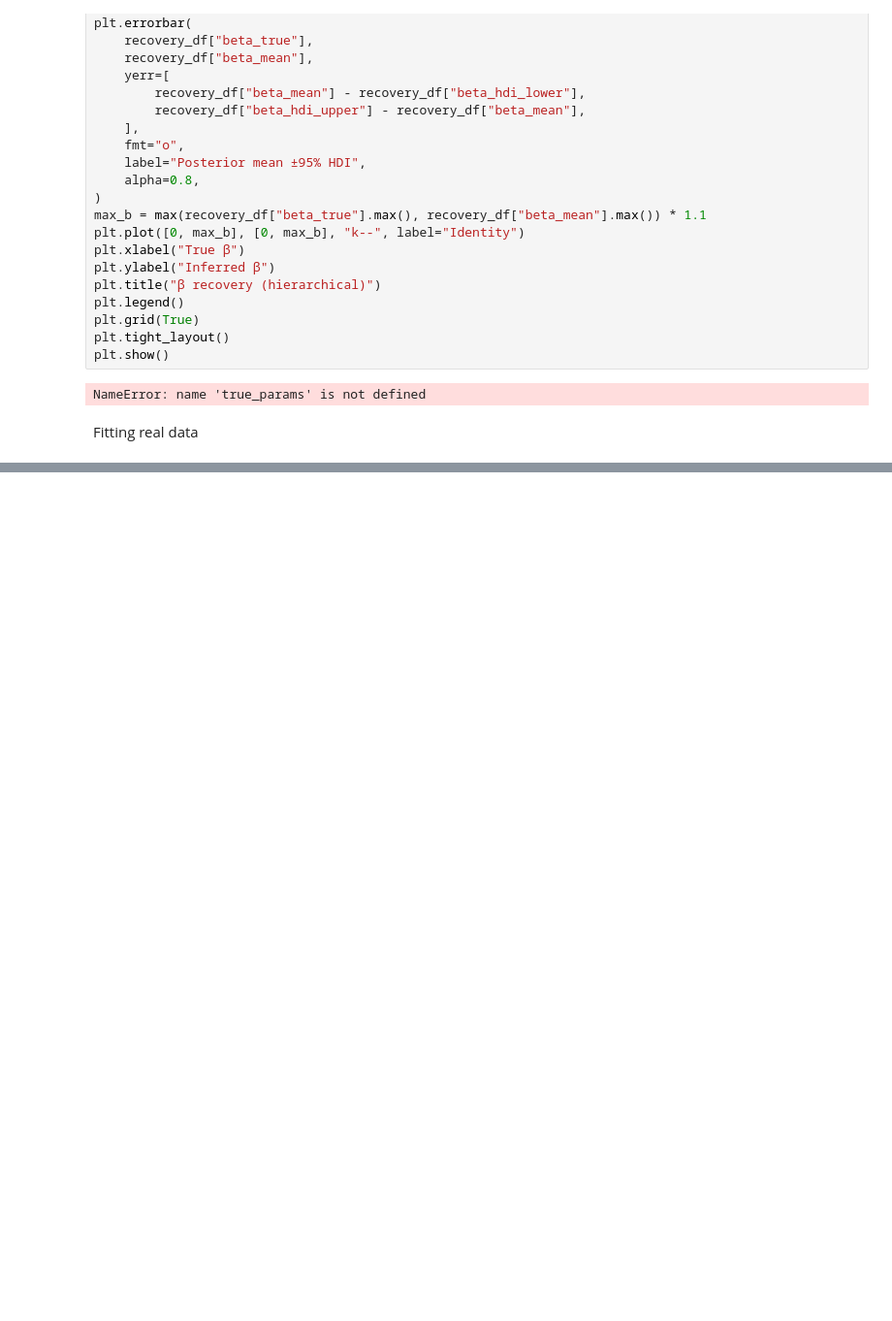
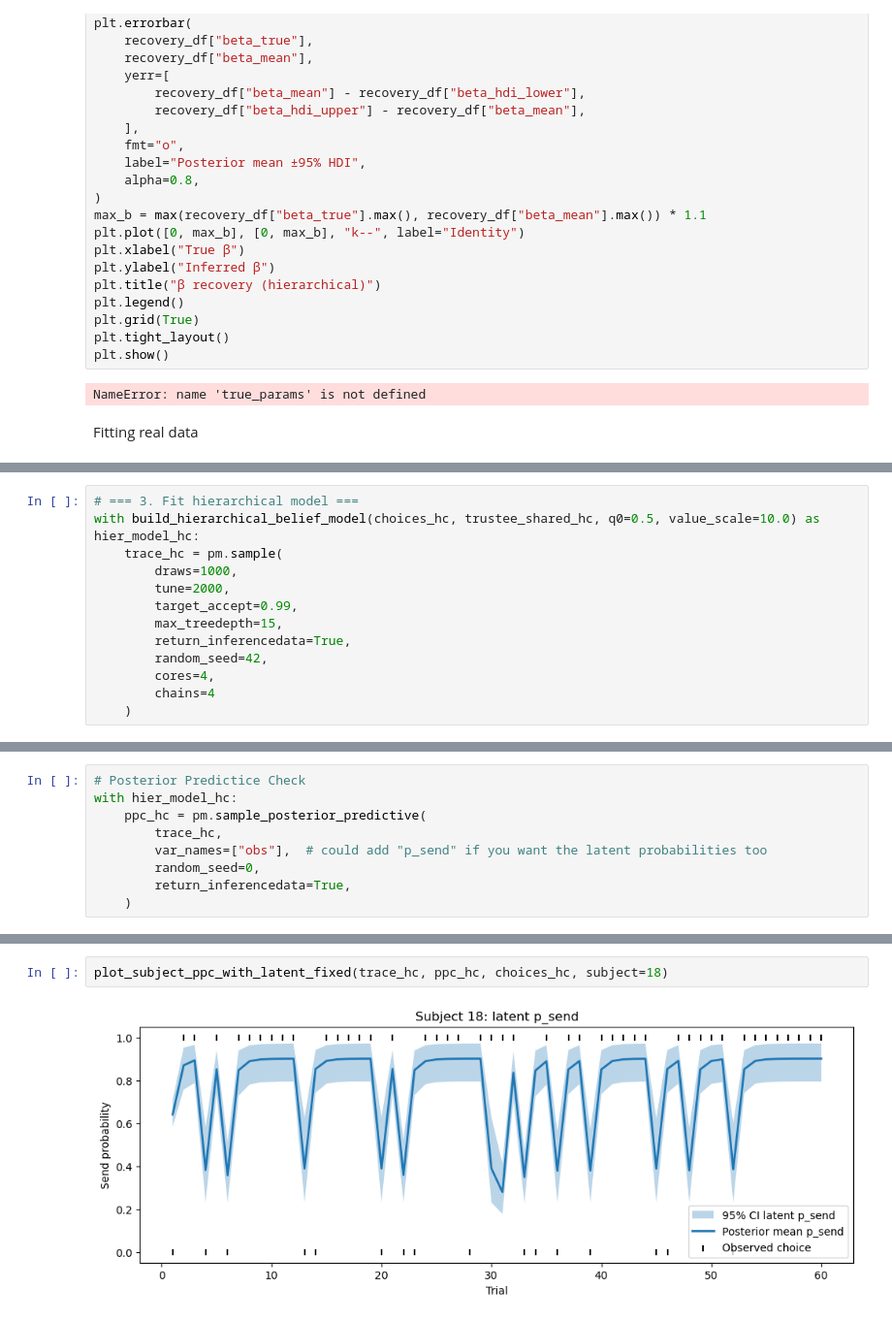
Before and after one commit to kaanka5312/sch_pe, a Jupyter notebook: external/Python/SoftmaxBayesian.ipynb, the cells around one changed output, grey strips where cells are left out. Shown at 97% size. Saved outputs shown, nothing was run; the diff lists cells and outputs as text; blank space fills up the shorter version.

```diff
--- a/external/Python/SoftmaxBayesian.ipynb
+++ b/external/Python/SoftmaxBayesian.ipynb
@@ -925,0 +1015,13 @@ az.summary(trace)
+# %%
+# === 3. Fit hierarchical model ===
+with build_hierarchical_belief_model(choices_hc, trustee_shared_hc, q0=0.5, value_scale=10.0) as hier_model_hc:
+    trace_hc = pm.sample(
+        draws=1000,
+        tune=2000,
+        target_accept=0.99,
+        max_treedepth=15,
+        return_inferencedata=True,
+        random_seed=42,
+        cores=4,
+        chains=4
+    )
@@ -925,0 +1045,9 @@ az.summary(trace)
+# %%
+# Posterior Predictice Check
+with hier_model_hc:
+    ppc_hc = pm.sample_posterior_predictive(
+        trace_hc,
+        var_names=["obs"],  # could add "p_send" if you want the latent probabilities too
+        random_seed=0,
+        return_inferencedata=True,
+    )
@@ -925,0 +1059,4 @@ az.summary(trace)
+# %%
+plot_subject_ppc_with_latent_fixed(trace_hc, ppc_hc, choices_hc, subject=18)
+# %% [output]
+[figure, added]
```
Also changed, not shown: parts of 22 cells of this notebook.
